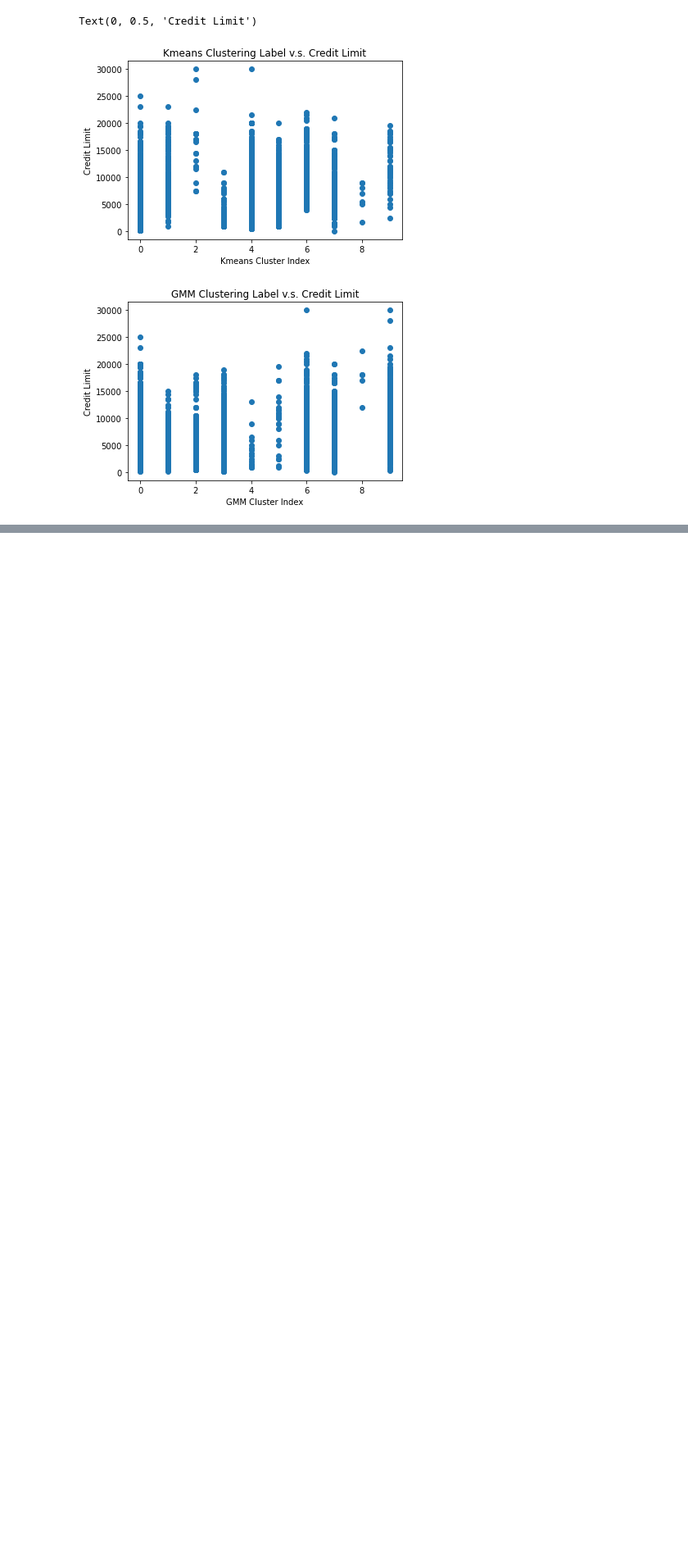
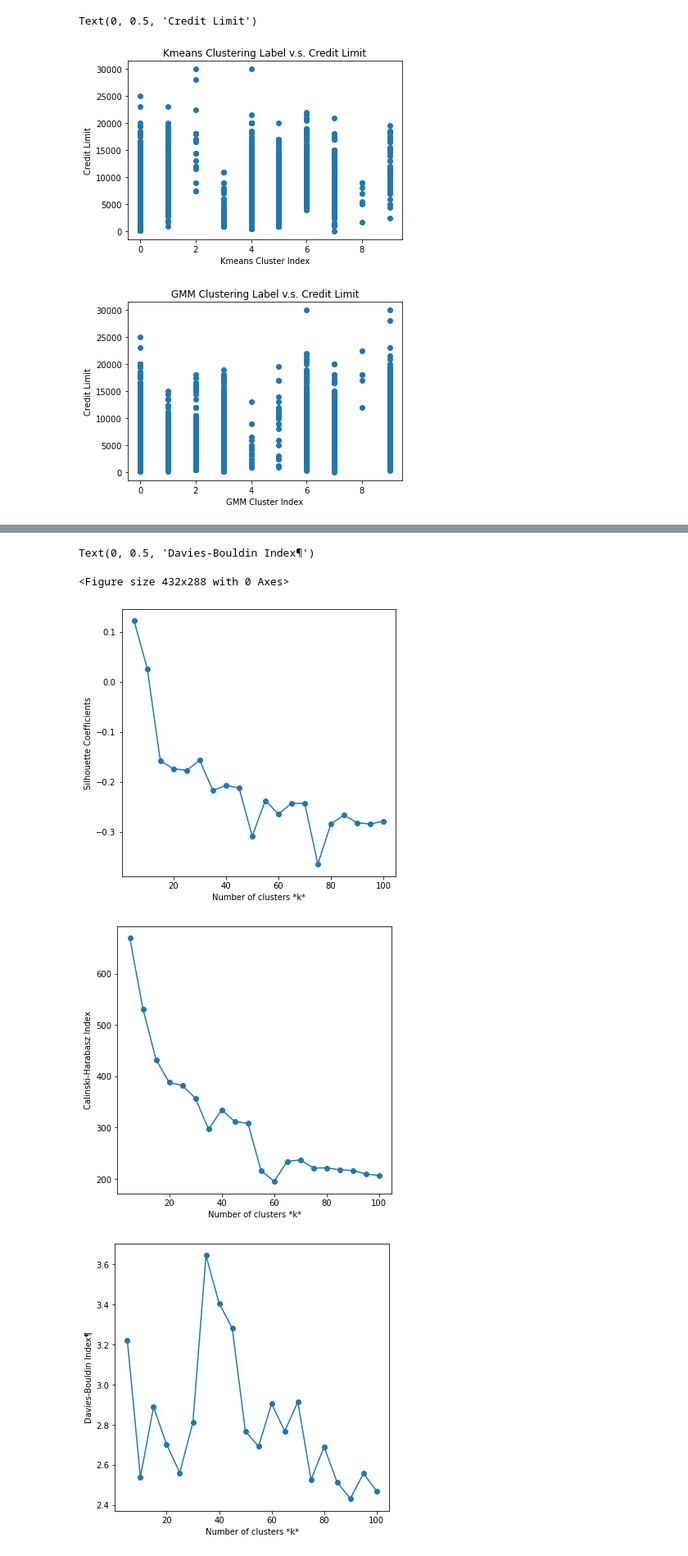
Before and after one commit to Addieduncan/customer-segmentation-project, a Jupyter notebook: inspect_data.ipynb, the cells around one changed output, grey strips where cells are left out. Shown: that part at 82% size. Cells and saved outputs as stored; diff of their text form; code cells hidden in the pictures; blank space fills up the shorter version.

```diff
--- a/inspect_data.ipynb
+++ b/inspect_data.ipynb
@@ -265,5 +270,5 @@ Pipeline for GMM clustering given input data X
 """
 gm = GaussianMixture(n_components=k, random_state=0).fit(X)
 gm_center = gm.means_
-gm_label = gm.predict(X)
+gm_label = gm.labels_
 # %%
@@ -315,0 +376,49 @@ Text(0, 0.5, 'Credit Limit')
+# %%
+"""
+Here we implement the elbow method with different metric to find
+the best number of clusters
+"""
+
+k_search = np.linspace(start=5, stop=100, num=20)
+silh_score_gm = np.zeros(len(k_search))
+CHindex_score_gm = silh_score_gm.copy()
+DBindex_score_gm = silh_score_gm.copy()
+# with tqdm(total=total) as pbar:
+#     for item in train_iter:
+for (i,k) in tqdm(enumerate(k_search), total=len(k_search)):
+    gm = GaussianMixture(n_components=int(k), random_state=0).fit(X)
+    gm_label = gm.predict(X)
+
+    silh_score_gm[i] = metrics.silhouette_score(X, gm_label, metric='euclidean')
+    CHindex_score_gm[i] = metrics.calinski_harabasz_score(X,gm_label)
+    DBindex_score_gm[i] = metrics.davies_bouldin_score(X,gm_label)
+# %%
+"""
+Visualization of Elbow Methods for GMM
+"""
+# Silhouette
+plt.figure(1)
+plt.figure(figsize=(6, 6))
+plt.plot(k_search, silh_score_gm, '-o')
+plt.xlabel(r'Number of clusters *k*')
+plt.ylabel('Silhouette Coefficients')
+
+# CH index
+plt.figure(2)
+plt.figure(figsize=(6, 6))
+plt.plot(k_search, CHindex_score_gm, '-o')
+plt.xlabel(r'Number of clusters *k*')
+plt.ylabel('Calinski-Harabasz Index')
+
+# DB index
+plt.figure(3)
+plt.figure(figsize=(6, 6))
+plt.plot(k_search, DBindex_score_gm, '-o')
+plt.xlabel(r'Number of clusters *k*')
+plt.ylabel('Davies-Bouldin Index¶')
+# %% [output]
+Text(0, 0.5, 'Davies-Bouldin Index¶')
+<Figure size 432x288 with 0 Axes>
+[figure, added]
+[figure, added]
+[figure, added]
```
Also changed, not shown: parts of 8 cells of this notebook, 1 other file.
